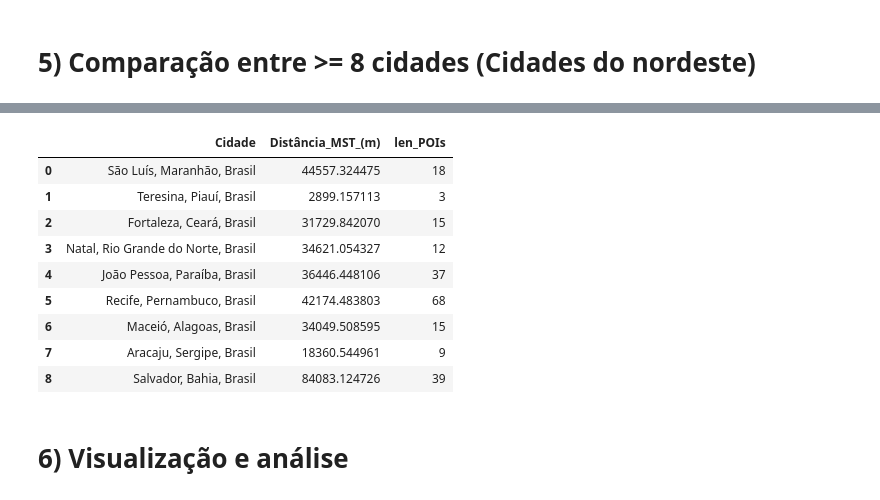
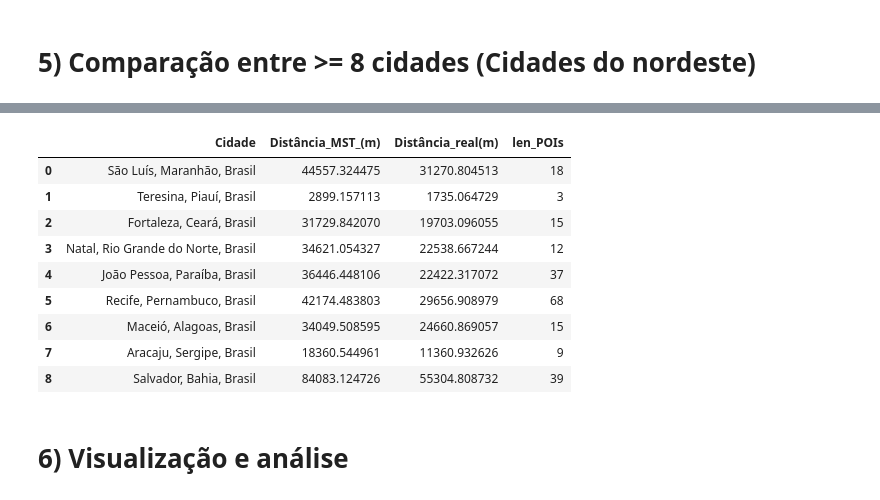
Before and after one commit to Carlos98770/dca3702-aed2, a Jupyter notebook: unity2/project_2.2/notebooks/challenge9.ipynb, the cells around one changed output, grey strips where cells are left out. Saved outputs shown, nothing was run; the diff lists cells and outputs as text; code cells hidden in the pictures.

```diff
--- a/unity2/project_2.2/notebooks/challenge9.ipynb
+++ b/unity2/project_2.2/notebooks/challenge9.ipynb
@@ -251,15 +251,29 @@ def plot_paths_astar(G_undirected, G_interest, POIs_nodes, place="cidade", outpu
 
     print(f"✅ Mapa de rotas A* salvo em: {filepath}")
 # %%
-def cal_mst(G_interest):
-    # ============================================
-    # 5. Calcular o MST
-    # ============================================
+def cal_mst(G_interest, G_undirected):
+    # Calcular MST (Kruskal)
     mst_edges = list(nx.minimum_spanning_edges(G_interest, data=True))
-    total_mst_length = sum([d['weight'] for (u, v, d) in mst_edges])
-    print(f"Comprimento total do MST entre os POIs selecionados:{total_mst_length:.2f}, metros ou {(total_mst_length/1000):.2f} Kilomentros")
+    total_mst_length = sum([d['weight'] for (_, _, d) in mst_edges])
+    print(f"📏 Comprimento total do MST: {total_mst_length/1000:.2f} km")
 
-    return mst_edges, total_mst_length
+    # União das rotas correspondentes na malha viária
+    edges_in_mst_routes = set()
+    for u, v, data in mst_edges:
+        path = data['path']
+        for i in range(len(path) - 1):
+            edge = tuple(sorted((path[i], path[i + 1])))
+            edges_in_mst_routes.add(edge)
+
+    # Somar o comprimento total real da rede resultante
+    total_real_length = sum(
+        G_undirected[u][v][0]['length'] for u, v in edges_in_mst_routes
+        if G_undirected.has_edge(u, v)
+    )
+
+    print(f"🌐 Comprimento total real da rede: {total_real_length/1000:.2f} km")
+
+    return mst_edges, total_mst_length, total_real_length
 # %%
 def show_mst(mst_edges, G_undirected, POIs_nodes, place, output_dir="../maps"):
     # Garante que a pasta de saída exista
@@ -304,8 +318,3 @@ def show_mst(mst_edges, G_undirected, POIs_nodes, place, output_dir="../maps"):
     plt.close(fig)
 
     print(f"✅ Mapa MST salvo em: {filepath}")
-# %%
-# ============================================
-# 5. Calcular o MST
-# ============================================
-mst_edges = cal_mst(G_interest)
@@ -330,8 +337,8 @@ tags = {
     "tourism": ["attraction", "viewpoint"]
 }
 
-distances = []
-
+distances_mst = []
+distances_real = []
 len_pios = []
 
 for place in cities:
@@ -351,7 +358,8 @@ for place in cities:
     plot_paths_astar(G_undirected, G_interest, pois_nodes, place)
 
     # 5. Calcular o MST
-    mst_edges, lenght_mst = cal_mst(G_interest)
-    distances.append(lenght_mst)
+    mst_edges, total_mst_length, total_real_length = cal_mst(G_interest,G_undirected)
+    distances_mst.append(total_mst_length)
+    distances_real.append(total_real_length)
     show_mst(mst_edges, G_undirected, pois_nodes, place)
 # %% [output]
@@ -375,24 +383,25 @@ Comprimento total do MST entre os POIs selecionados:84083.12, metros ou 84.08 Ki
 # %%
 
 data = {
     "Cidade": cities,
-    "Distância_MST_(m)": distances,
+    "Distância_MST_(m)": distances_mst,
+    "Distância_real(m)": distances_real,
     "len_POIs": len_pios
 }
 
 df = pd.DataFrame(data)
 df
 # %% [output]
-|  | Cidade | Distância_MST_(m) | len_POIs |
-| 0 | São Luís, Maranhão, Brasil | 44557.324475 | 18 |
-| 1 | Teresina, Piauí, Brasil | 2899.157113 | 3 |
-| 2 | Fortaleza, Ceará, Brasil | 31729.842070 | 15 |
-| 3 | Natal, Rio Grande do Norte, Brasil | 34621.054327 | 12 |
-| 4 | João Pessoa, Paraíba, Brasil | 36446.448106 | 37 |
-| 5 | Recife, Pernambuco, Brasil | 42174.483803 | 68 |
-| 6 | Maceió, Alagoas, Brasil | 34049.508595 | 15 |
-| 7 | Aracaju, Sergipe, Brasil | 18360.544961 | 9 |
-| 8 | Salvador, Bahia, Brasil | 84083.124726 | 39 |
+|  | Cidade | Distância_MST_(m) | Distância_real(m) | len_POIs |
+| 0 | São Luís, Maranhão, Brasil | 44557.324475 | 31270.804513 | 18 |
+| 1 | Teresina, Piauí, Brasil | 2899.157113 | 1735.064729 | 3 |
+| 2 | Fortaleza, Ceará, Brasil | 31729.842070 | 19703.096055 | 15 |
+| 3 | Natal, Rio Grande do Norte, Brasil | 34621.054327 | 22538.667244 | 12 |
+| 4 | João Pessoa, Paraíba, Brasil | 36446.448106 | 22422.317072 | 37 |
+| 5 | Recife, Pernambuco, Brasil | 42174.483803 | 29656.908979 | 68 |
+| 6 | Maceió, Alagoas, Brasil | 34049.508595 | 24660.869057 | 15 |
+| 7 | Aracaju, Sergipe, Brasil | 18360.544961 | 11360.932626 | 9 |
+| 8 | Salvador, Bahia, Brasil | 84083.124726 | 55304.808732 | 39 |
 # %%
 df.to_csv("../tabelas/Dados.csv",index=False)
 # %% [markdown]
```
Also changed, not shown: parts of 12 cells of this notebook.
